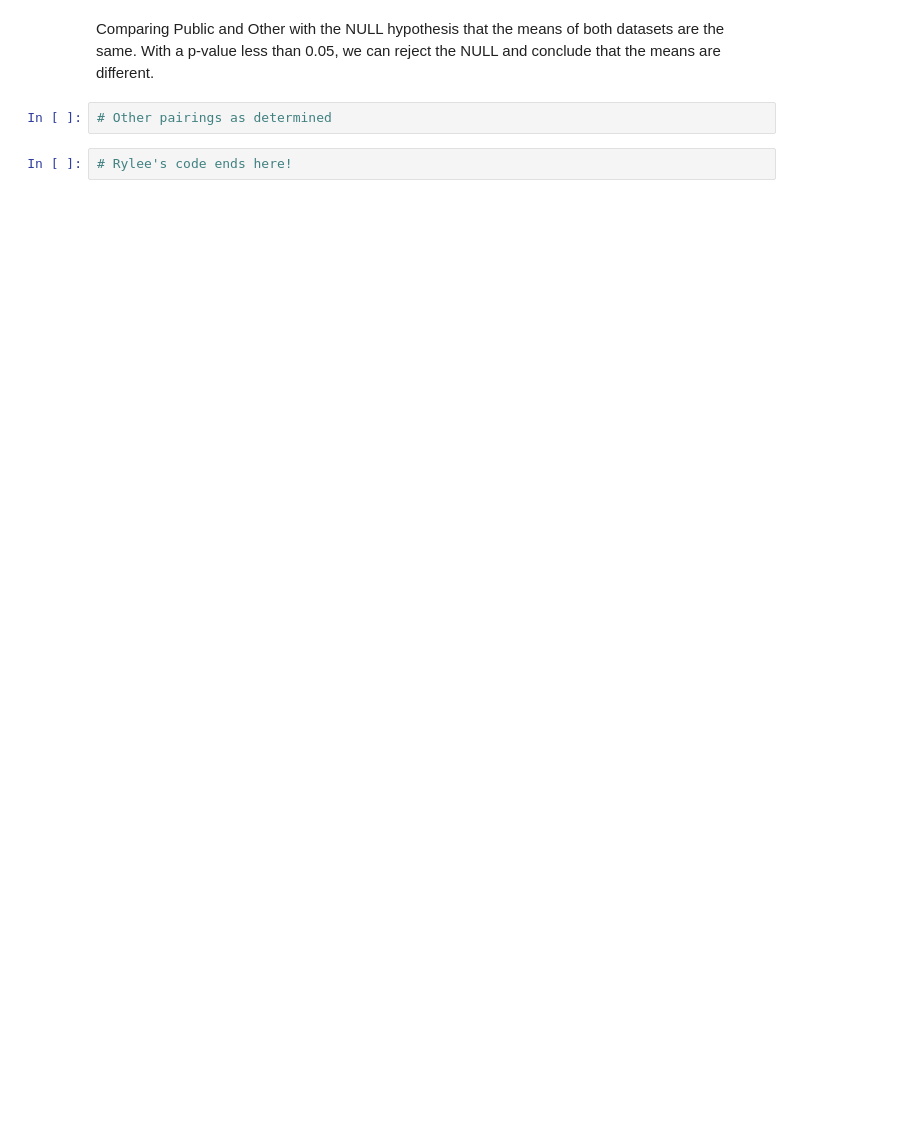
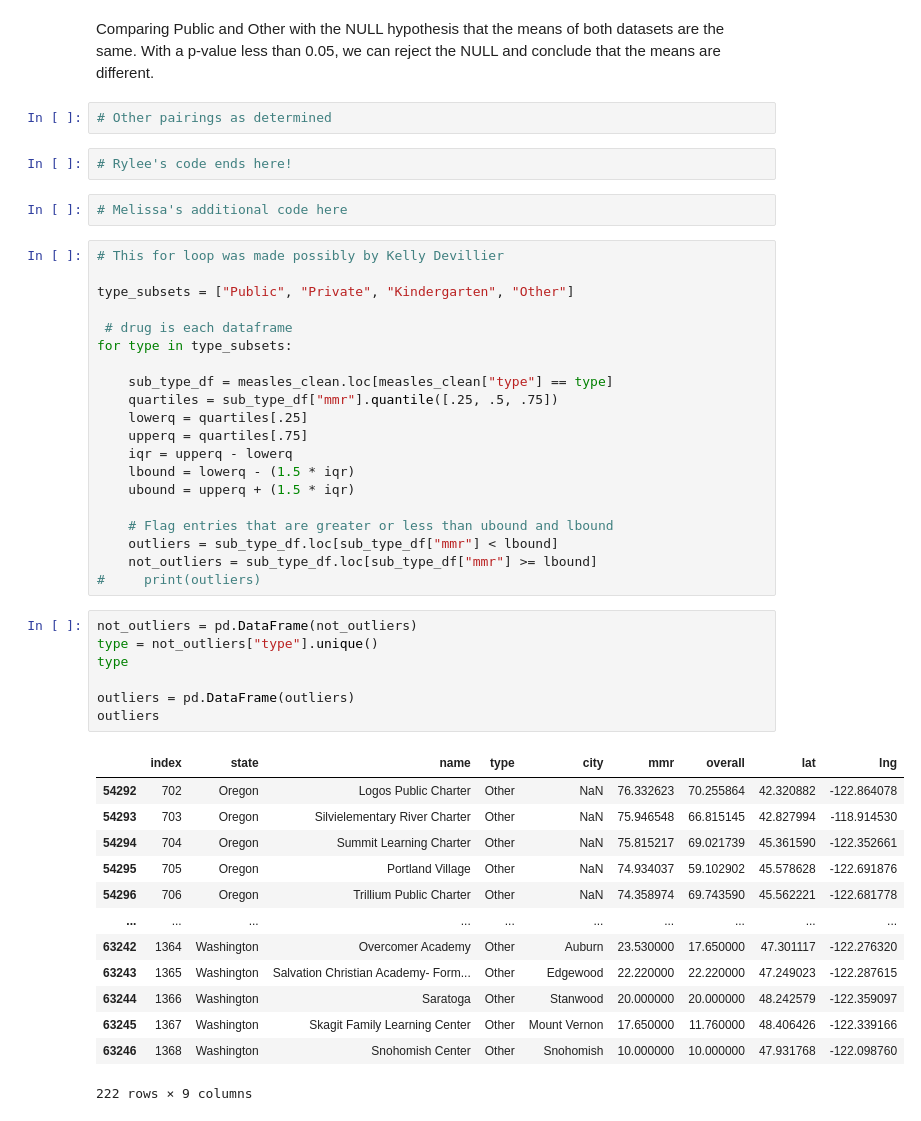
Before and after one commit to mel-c-lowe/UMN_Bootcamp_Project_One, a Jupyter notebook: MMR Vaccinations Trends.ipynb, the cells around one changed output. Drawn from its saved outputs; the diff is of its cells as text; blank space fills up the shorter version.

```diff
--- a/MMR Vaccinations Trends.ipynb
+++ b/MMR Vaccinations Trends.ipynb
@@ -566,3 +673,46 @@ Comparing Public and Other with the NULL hypothesis that the means of both datas
 # Other pairings as determined
 # %%
 # Rylee's code ends here!
+# %%
+# Melissa's additional code here
+# %%
+# This for loop was made possibly by Kelly Devillier
+
+type_subsets = ["Public", "Private", "Kindergarten", "Other"]
+
+ # drug is each dataframe
+for type in type_subsets:
+
+    sub_type_df = measles_clean.loc[measles_clean["type"] == type]
+    quartiles = sub_type_df["mmr"].quantile([.25, .5, .75])
+    lowerq = quartiles[.25]
+    upperq = quartiles[.75]
+    iqr = upperq - lowerq
+    lbound = lowerq - (1.5 * iqr)
+    ubound = upperq + (1.5 * iqr)
+
+    # Flag entries that are greater or less than ubound and lbound
+    outliers = sub_type_df.loc[sub_type_df["mmr"] < lbound]
+    not_outliers = sub_type_df.loc[sub_type_df["mmr"] >= lbound]
+#     print(outliers)
+# %%
+not_outliers = pd.DataFrame(not_outliers)
+type = not_outliers["type"].unique()
+type
+
+outliers = pd.DataFrame(outliers)
+outliers
+# %% [output]
+|  | index | state | name | type | city | mmr | overall | lat | lng |
+| 54292 | 702 | Oregon | Logos Public Charter | Other | NaN | 76.332623 | 70.255864 | 42.320882 | -122.864078 |
+| 54293 | 703 | Oregon | Silvielementary River Charter | Other | NaN | 75.946548 | 66.815145 | 42.827994 | -118.914530 |
+| 54294 | 704 | Oregon | Summit Learning Charter | Other | NaN | 75.815217 | 69.021739 | 45.361590 | -122.352661 |
+| 54295 | 705 | Oregon | Portland Village | Other | NaN | 74.934037 | 59.102902 | 45.578628 | -122.691876 |
+| 54296 | 706 | Oregon | Trillium Public Charter | Other | NaN | 74.358974 | 69.743590 | 45.562221 | -122.681778 |
+| ... | ... | ... | ... | ... | ... | ... | ... | ... | ... |
+| 63242 | 1364 | Washington | Overcomer Academy | Other | Auburn | 23.530000 | 17.650000 | 47.301117 | -122.276320 |
+| 63243 | 1365 | Washington | Salvation Christian Academy- Form... | Other | Edgewood | 22.220000 | 22.220000 | 47.249023 | -122.287615 |
+| 63244 | 1366 | Washington | Saratoga | Other | Stanwood | 20.000000 | 20.000000 | 48.242579 | -122.359097 |
+| 63245 | 1367 | Washington | Skagit Family Learning Center | Other | Mount Vernon | 17.650000 | 11.760000 | 48.406426 | -122.339166 |
+| 63246 | 1368 | Washington | Snohomish Center | Other | Snohomish | 10.000000 | 10.000000 | 47.931768 | -122.098760 |
+222 rows × 9 columns
```
Also changed, not shown: parts of 41 cells of this notebook, 2 other files.
